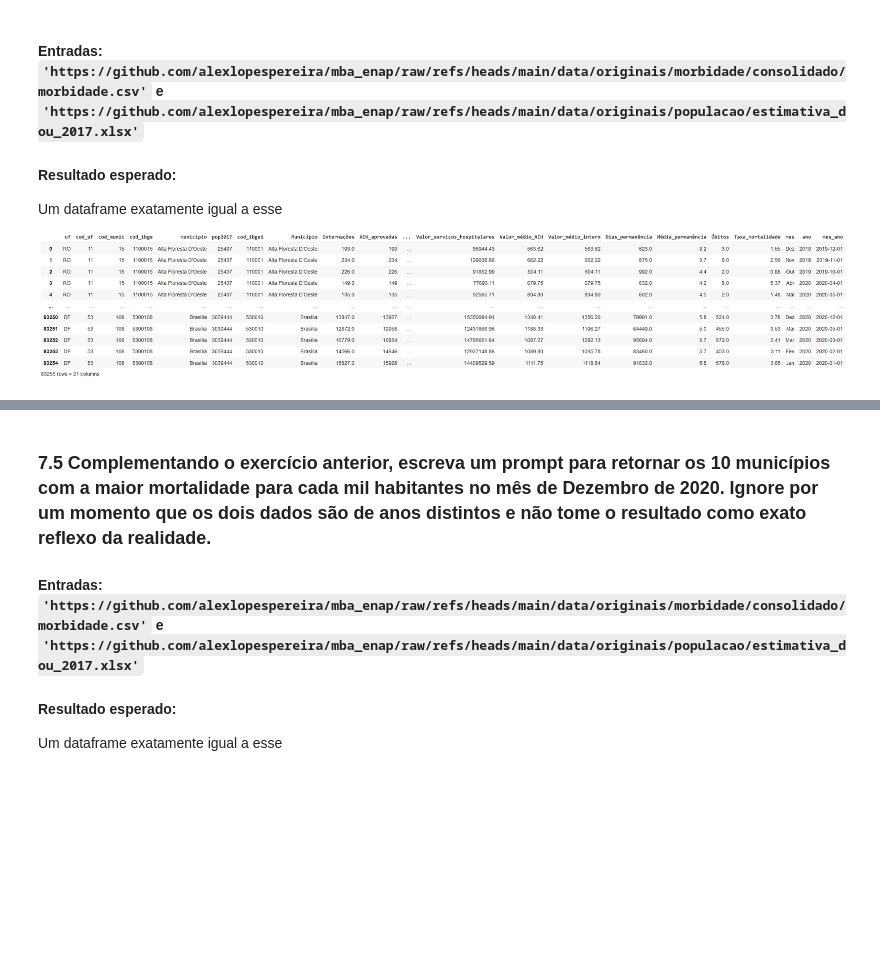
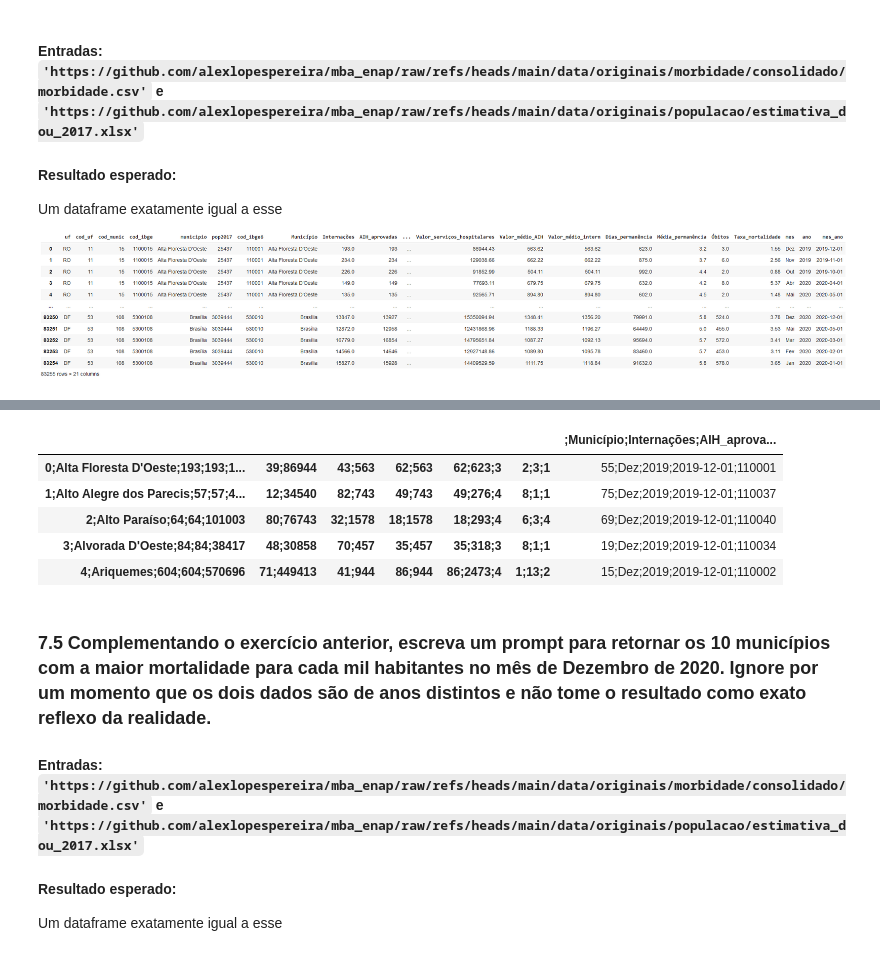
Before and after one commit to sebavassou/aula001py_mba, a Jupyter notebook: Exercicios/Aula7_Exercicio.ipynb, the cells around one changed output, grey strips where cells are left out. Drawn from its saved outputs; the diff is of its cells as text; code cells hidden in the pictures; blank space fills up the shorter version.

```diff
--- a/Exercicios/Aula7_Exercicio.ipynb
+++ b/Exercicios/Aula7_Exercicio.ipynb
@@ -114,3 +171,5 @@ validate(prompt73, "A7-E3")
 Um dataframe exatamente igual a esse
 
 ![image.png](embedded-picture-1)
+# %%
+df = pd.read_csv('https://github.com/alexlopespereira/mba_enap/raw/refs/heads/main/data/originais/morbidade/consolidado/morbidade.csv' )
@@ -117,3 +178,12 @@ Um dataframe exatamente igual a esse
+# %%
+df.head()
+# %% [output]
+|  |  |  |  |  |  | ;Município;Internações;AIH_aprova... |
+| 0;Alta Floresta D'Oeste;193;193;1... | 39;86944 | 43;563 | 62;563 | 62;623;3 | 2;3;1 | 55;Dez;2019;2019-12-01;110001 |
+| 1;Alto Alegre dos Parecis;57;57;4... | 12;34540 | 82;743 | 49;743 | 49;276;4 | 8;1;1 | 75;Dez;2019;2019-12-01;110037 |
+| 2;Alto Paraíso;64;64;101003 | 80;76743 | 32;1578 | 18;1578 | 18;293;4 | 6;3;4 | 69;Dez;2019;2019-12-01;110040 |
+| 3;Alvorada D'Oeste;84;84;38417 | 48;30858 | 70;457 | 35;457 | 35;318;3 | 8;1;1 | 19;Dez;2019;2019-12-01;110034 |
+| 4;Ariquemes;604;604;570696 | 71;449413 | 41;944 | 86;944 | 86;2473;4 | 1;13;2 | 15;Dez;2019;2019-12-01;110002 |
 # %%
 prompt74="""AQUI"""
 # %%
```
Also changed, not shown: parts of 7 cells of this notebook.
